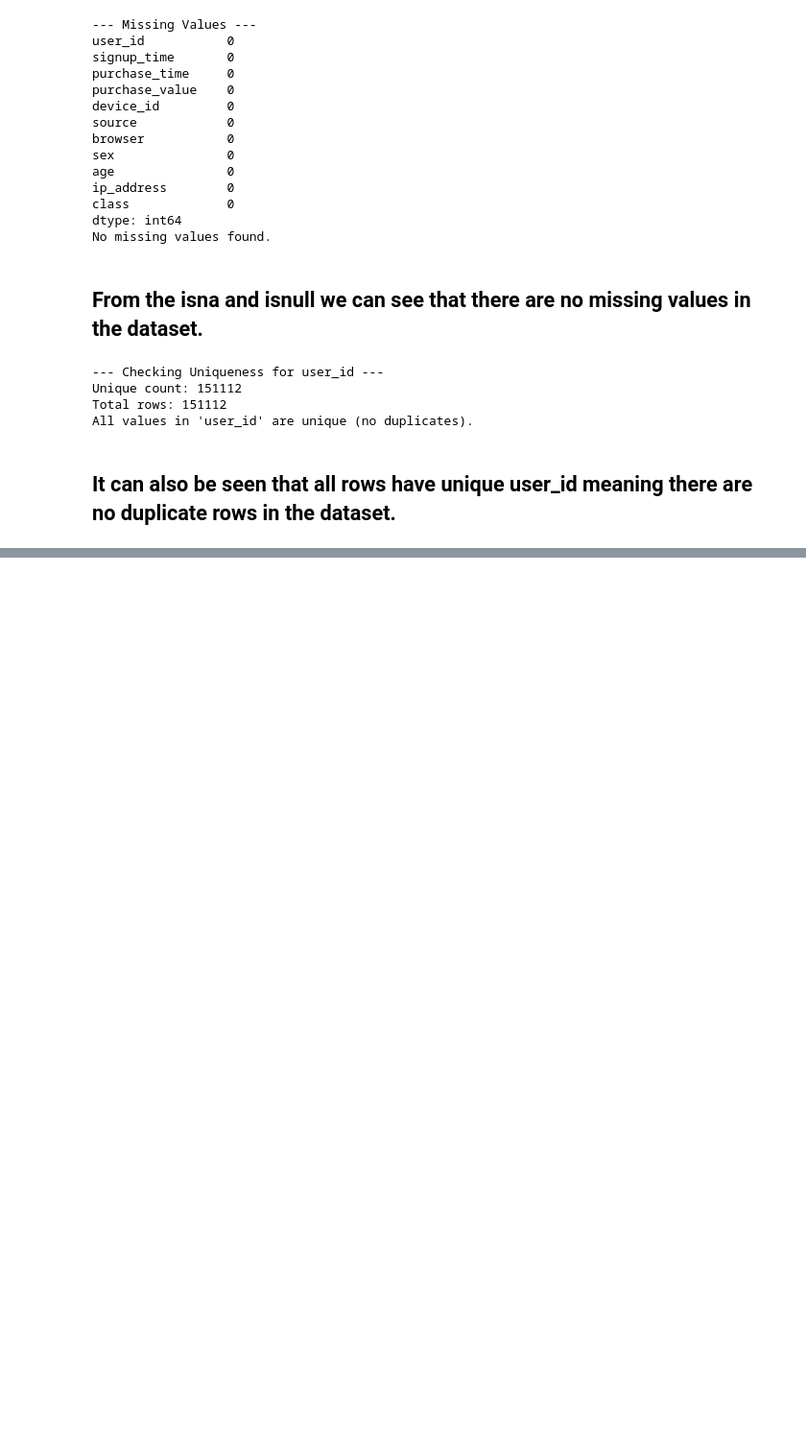
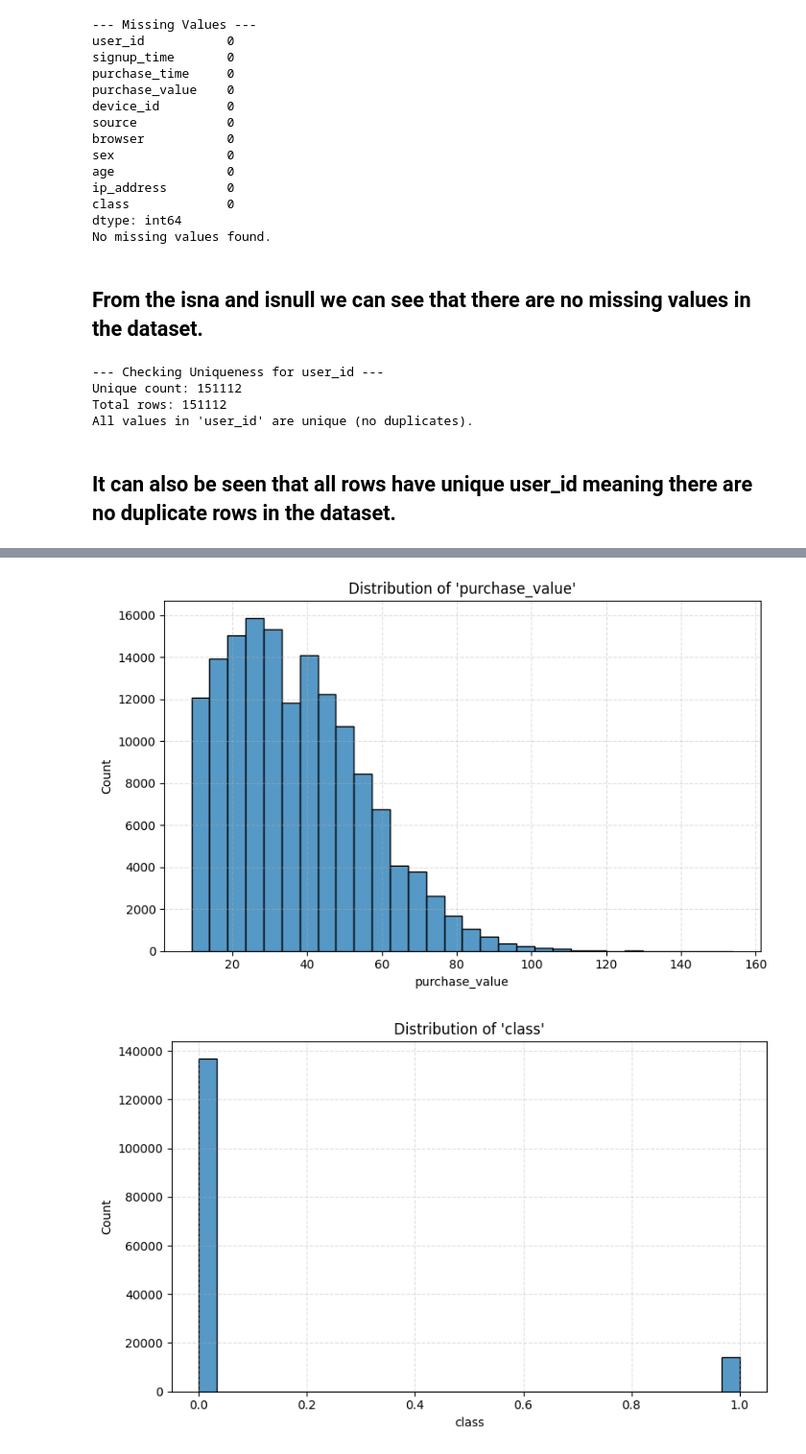
Before and after one commit to MYGBM/Improved-detection-of-fraud-cases-for-e-commerce-and-bank-transactions, a Jupyter notebook: notebooks/eda-fraud-data.ipynb, the cells around one changed output, grey strips where cells are left out. Shown at 96% size. Saved outputs shown, nothing was run; the diff lists cells and outputs as text; code cells hidden in the pictures; blank space fills up the shorter version.

```diff
--- a/notebooks/eda-fraud-data.ipynb
+++ b/notebooks/eda-fraud-data.ipynb
@@ -121,0 +148,7 @@ All values in 'user_id' are unique (no duplicates).
+# %%
+cols = ["purchase_value","class","source","age","sex","browser"]
+for col in cols:
+    eda.eda_univariate_distribution(col)
+# %% [output]
+[figure, added]
+[figure, added]
```
Also changed, not shown: parts of 9 cells of this notebook, 1 other file.
